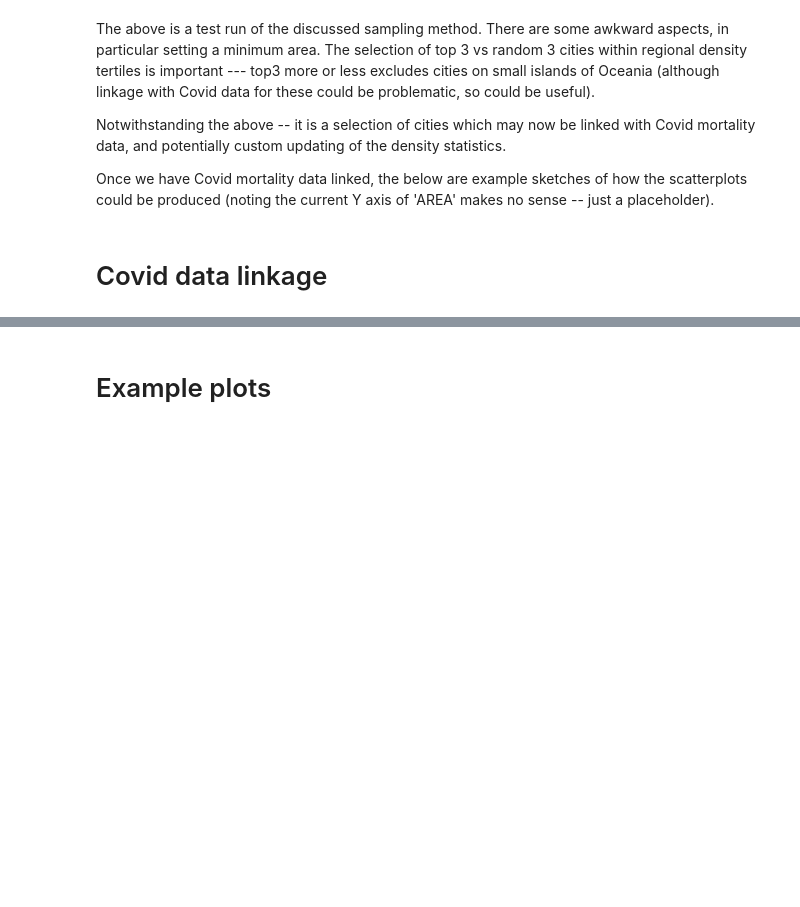
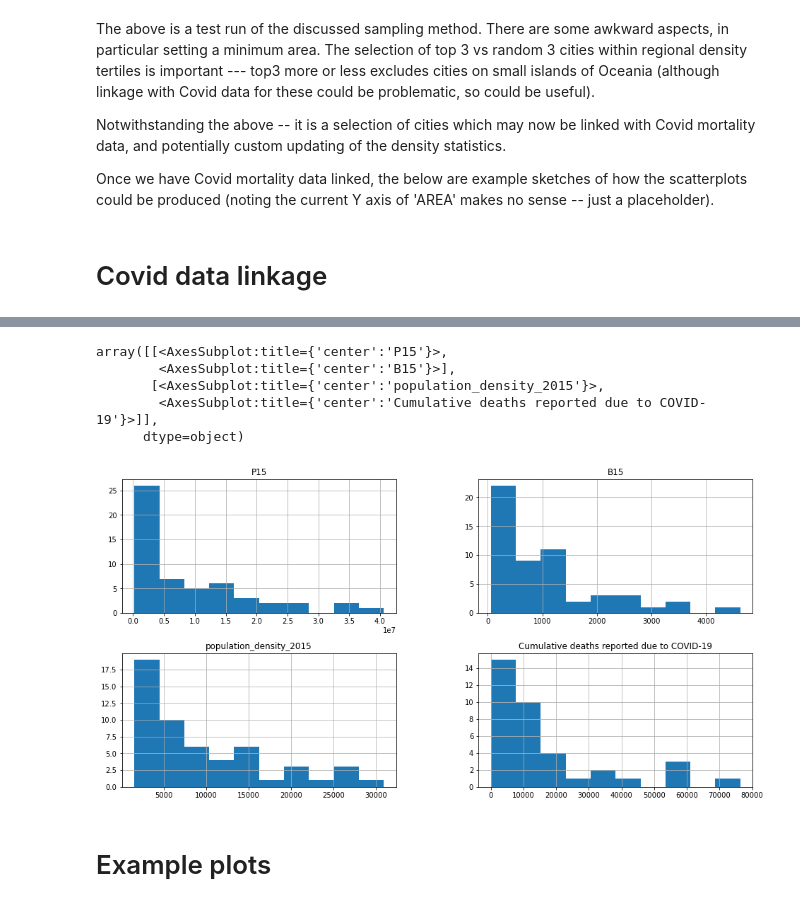
Before and after one commit to carlhiggs/urban_density_covid_linkage, a Jupyter notebook: Population and region data linkage.ipynb, the cells around one changed output, grey strips where cells are left out. Cells and saved outputs as stored; diff of their text form; code cells hidden in the pictures; blank space fills up the shorter version.

```diff
--- a/Population and region data linkage.ipynb
+++ b/Population and region data linkage.ipynb
@@ -225,2 +237,11 @@ linked.groupby('GRGN_L1')[['P15','B15','population_density_2015','Cumulative dea
+# %%
+linked[['P15','B15','population_density_2015','Cumulative deaths reported due to COVID-19']].hist(figsize=(16,8))
+# %% [output]
+array([[<AxesSubplot:title={'center':'P15'}>,
+        <AxesSubplot:title={'center':'B15'}>],
+       [<AxesSubplot:title={'center':'population_density_2015'}>,
+        <AxesSubplot:title={'center':'Cumulative deaths reported due to COVID-19'}>]],
+      dtype=object)
+[figure, added]
 # %% [markdown]
 # Example plots
```
Also changed, not shown: parts of 6 cells of this notebook.
